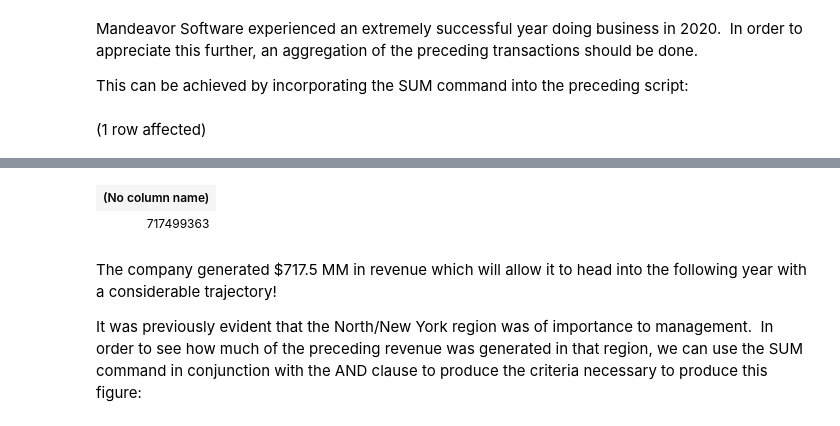
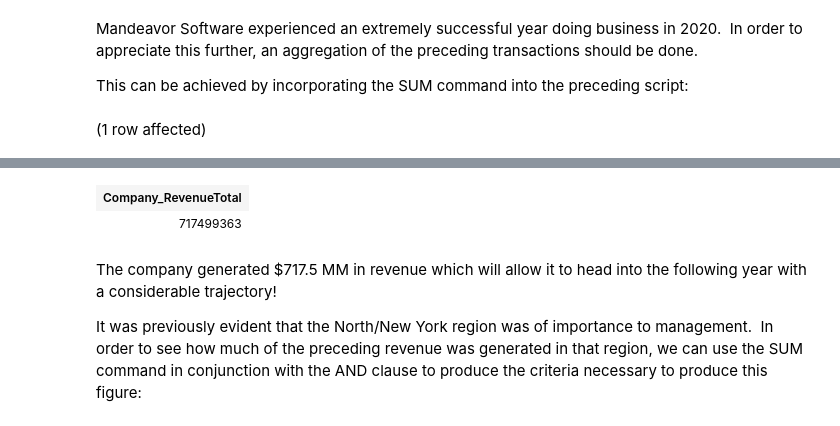
Before and after one commit to Migstah87/MigsBox, a Jupyter notebook: Notebook-1.ipynb, the cells around one changed output, grey strips where cells are left out. Cells and saved outputs as stored; diff of their text form; code cells hidden in the pictures.

```diff
--- a/Notebook-1.ipynb
+++ b/Notebook-1.ipynb
@@ -148,6 +148,6 @@ Mandeavor Software experienced an extremely successful year doing business in 20
 
 This can be achieved by incorporating the SUM command into the preceding script:
 # %%
-SELECT SUM(dbo.Transactions.Sales_amount) FROM Transactions INNER JOIN Sdate ON Transactions.Order_date=Sdate.Sdate where Sdate.year=2020
+SELECT SUM(dbo.Transactions.Sales_amount) AS Company_RevenueTotal FROM Transactions INNER JOIN Sdate ON Transactions.Order_date=Sdate.Sdate where Sdate.year=2020
 # %% [output]
 (1 row affected)
@@ -155,4 +155,4 @@ Total execution time: 00:00:00.096
-| (No column name) |
+| Company_RevenueTotal |
 | 717499363 |
 # %% [markdown]
 The company generated $717.5 MM in revenue which will allow it to head into the following year with a considerable trajectory!
```
Also changed, not shown: parts of 4 cells of this notebook.
